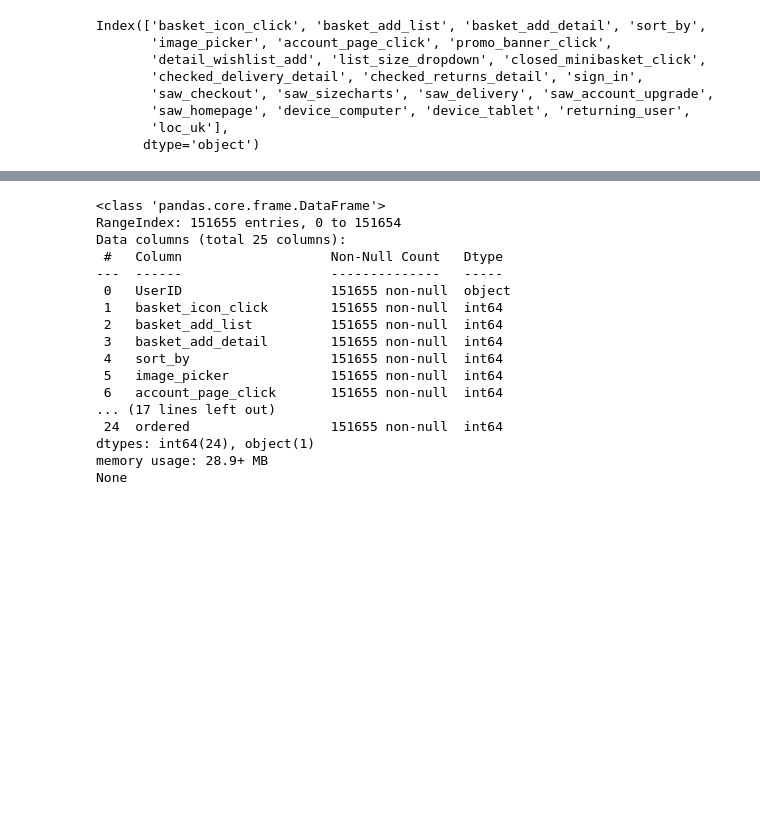
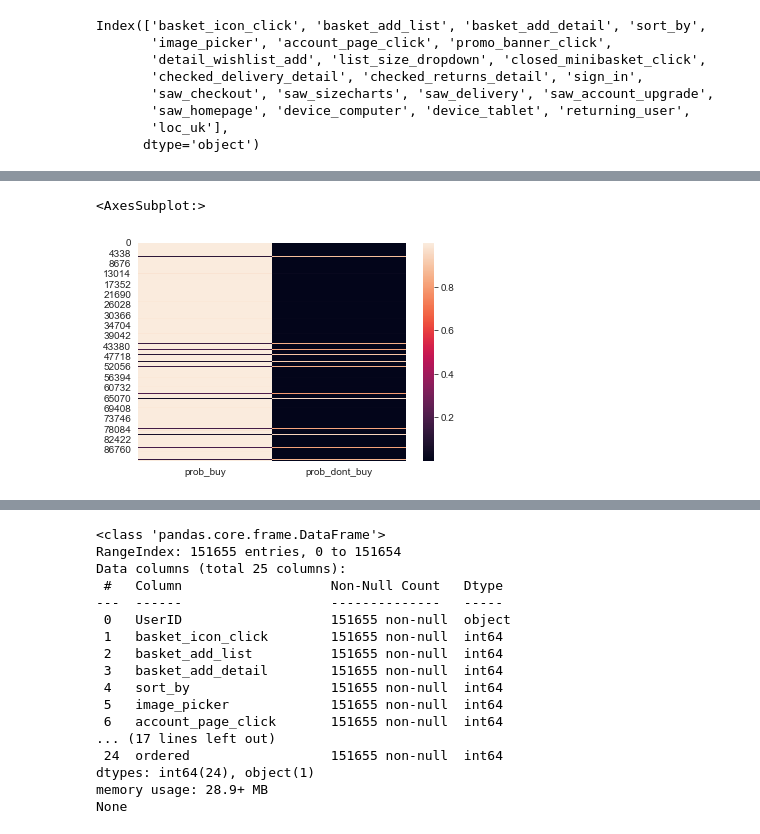
Before and after one commit to odinicc/customer_propensity_modelling, a Jupyter notebook: Customer_propensity_modelling my Version.ipynb, the cells around one changed output, grey strips where cells are left out. Saved outputs shown, nothing was run; the diff lists cells and outputs as text; code cells hidden in the pictures; blank space fills up the shorter version.

```diff
--- a/Customer_propensity_modelling my Version.ipynb
+++ b/Customer_propensity_modelling my Version.ipynb
@@ -138,6 +158,6 @@ X_train, X_test, y_train, y_test = train_test_split(predictors, targets, test_si
 # %%
 from sklearn.linear_model import LogisticRegression
 # %%
-lr = LogisticRegression(class_weight='balanced')
+lr = LogisticRegression()
 lr.fit(X_train,y_train)
 # %% [output]
@@ -168,0 +192,7 @@ array([[9.99995962e-01, 4.03768071e-06],
+# %%
+df_prob = pd.DataFrame(prob , columns=['prob_buy', 'prob_dont_buy'])
+# %%
+sns.heatmap(df_prob)
+# %% [output]
+<AxesSubplot:>
+[figure, added]
```
Also changed, not shown: parts of 13 cells of this notebook, 1 other file.
